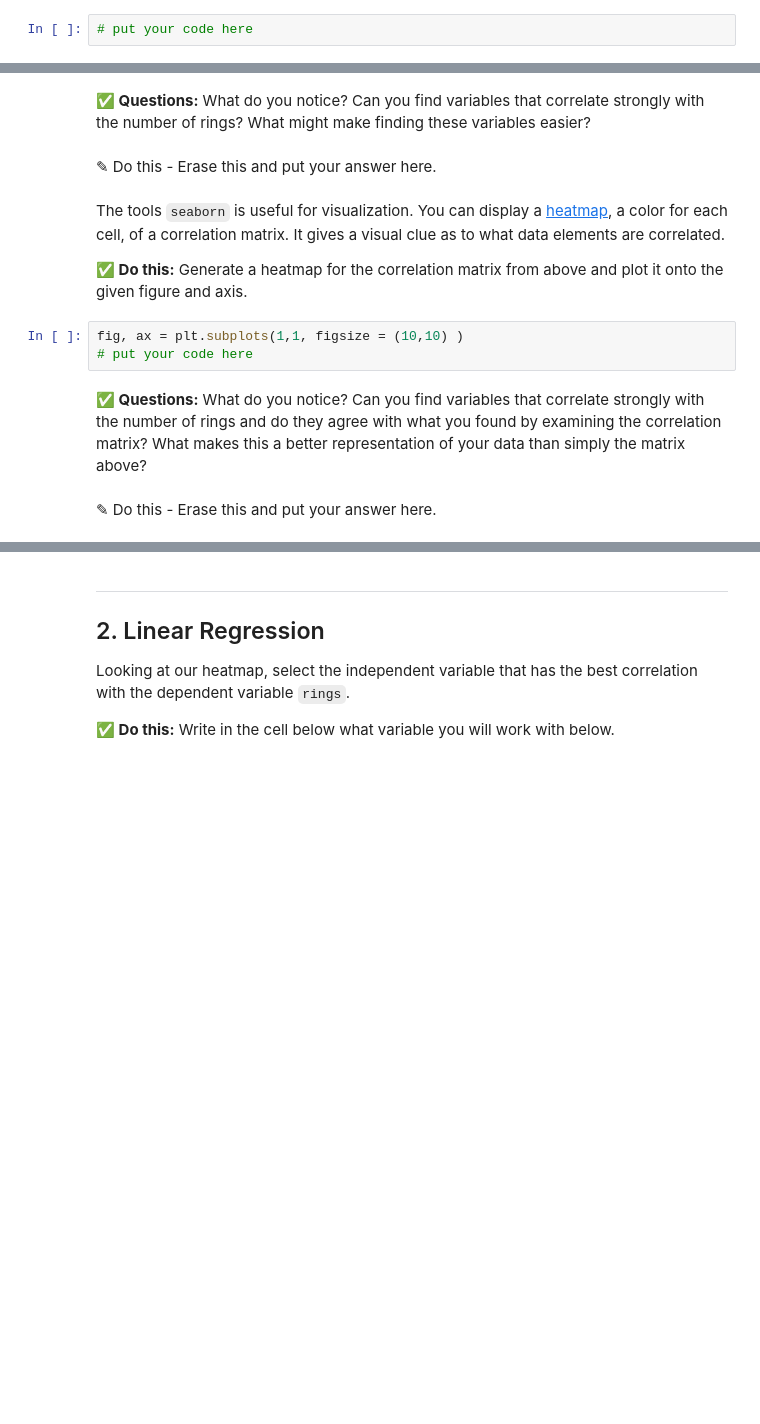
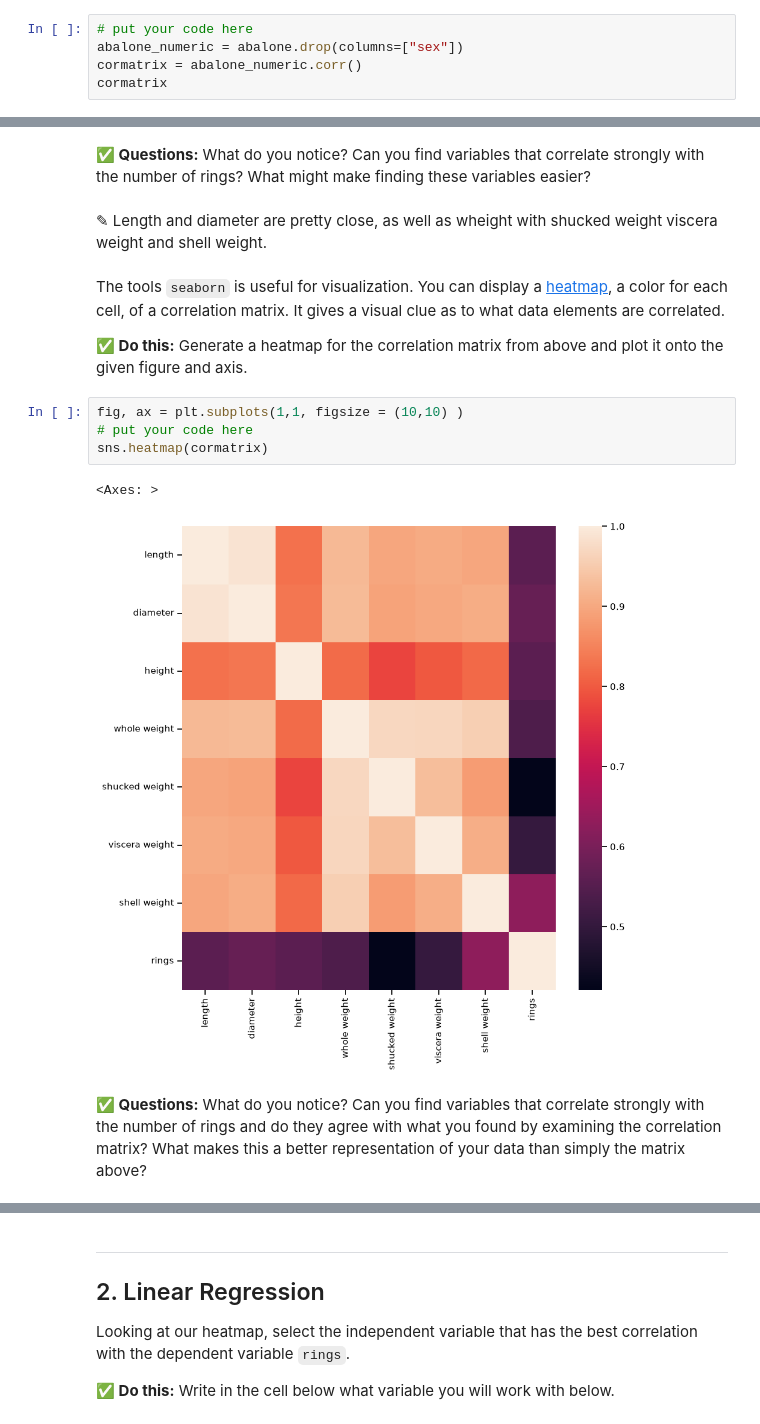
Before and after one commit to matthoppy07-dev/CMSE-202-f26-turnin, a Jupyter notebook: Day-13/Day-13_In-Class-Regression-STUDENT.ipynb, the cells around one changed output, grey strips where cells are left out. Saved outputs shown, nothing was run; the diff lists cells and outputs as text; blank space fills up the shorter version.

```diff
--- a/Day-13/Day-13_In-Class-Regression-STUDENT.ipynb
+++ b/Day-13/Day-13_In-Class-Regression-STUDENT.ipynb
@@ -115,3 +137,6 @@ The diagonal of the matrix is all ones since that the correlation of the column
 **&#9989; Do This:** Calculate and display the correlation matrix associated with your data. NOTE: Depending on your pandas version, this step might initially give you an error. If this is the case, remove the sex column from the dataframe.
 # %%
 # put your code here
+abalone_numeric = abalone.drop(columns=["sex"])
+cormatrix = abalone_numeric.corr()
+cormatrix
@@ -118,7 +153,7 @@ The diagonal of the matrix is all ones since that the correlation of the column
 # %% [markdown]
 **&#9989; Questions:** What do you notice? Can you find variables that correlate strongly with the number of rings? What might make finding these variables easier?
-# %% [markdown]
-<font size=+3>&#9998;</font> Do this - Erase this and put your answer here.
+# %% [markdown]
+<font size=+3>&#9998;</font> Length and diameter are pretty close, as well as wheight with shucked weight viscera weight and shell weight.
 # %% [markdown]
 The tools `seaborn` is useful for visualization. You can display a [heatmap](https://seaborn.pydata.org/generated/seaborn.heatmap.html), a color for each cell, of a correlation matrix. It gives a visual clue as to what data elements are correlated.
 
@@ -126,7 +161,9 @@ The tools `seaborn` is useful for visualization. You can display a [heatmap](htt
 # %%
 fig, ax = plt.subplots(1,1, figsize = (10,10) )
 # put your code here
+sns.heatmap(cormatrix)
+# %% [output]
+<Axes: >
+[figure, added]
 # %% [markdown]
 **&#9989; Questions:** What do you notice? Can you find variables that correlate strongly with the number of rings and do they agree with what you found by examining the correlation matrix? What makes this a better representation of your data than simply the matrix above?
-# %% [markdown]
-<font size=+3>&#9998;</font> Do this - Erase this and put your answer here.
```
Also changed, not shown: parts of 23 cells of this notebook, 9 other files.
